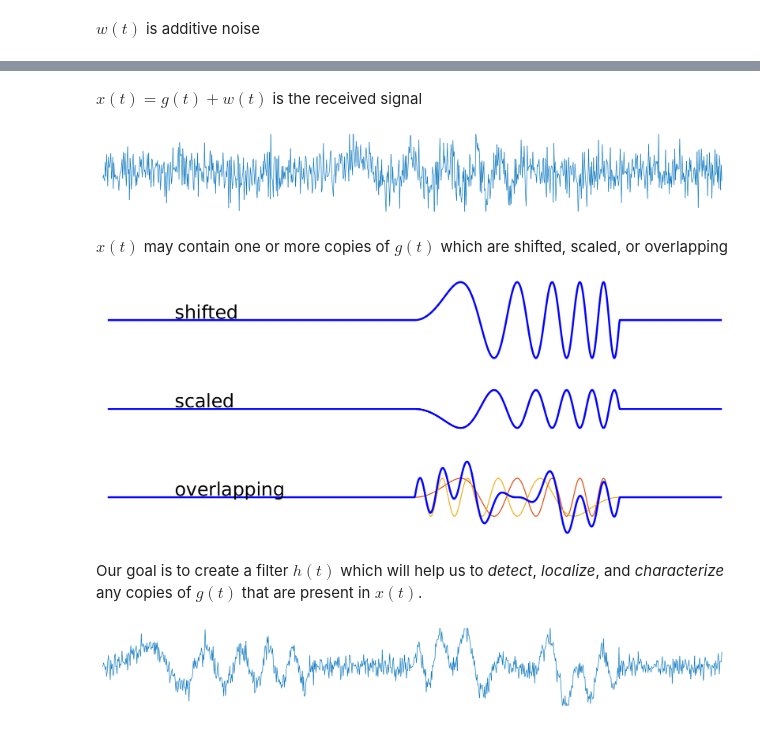
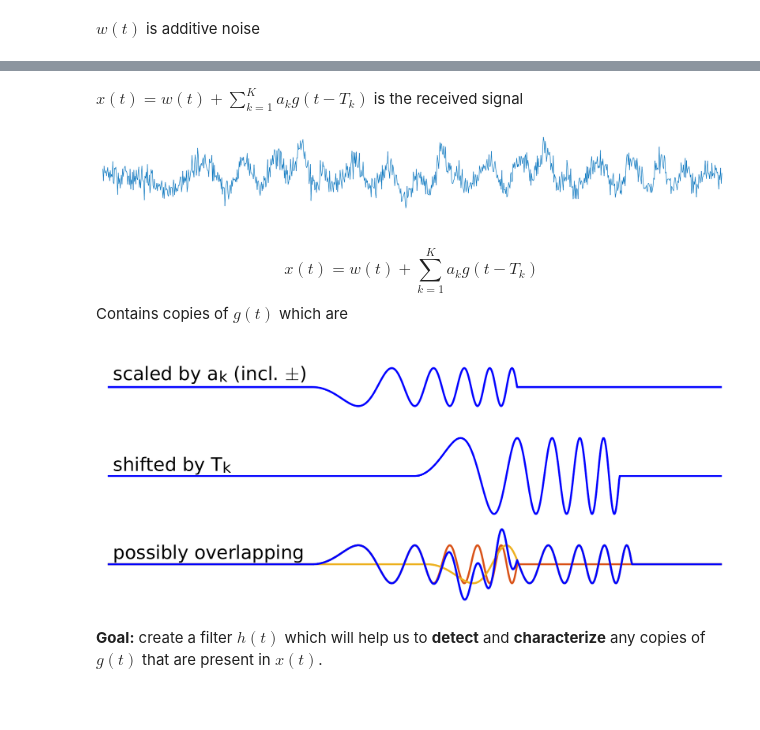
Before and after one commit to danjacobellis/EE445S-lab, a Jupyter notebook: lecture_notes/nov8.ipynb, the cells around one changed output, grey strips where cells are left out. Drawn from its saved outputs; the diff is of its cells as text; code cells hidden in the pictures; blank space fills up the shorter version.

Commit message:
applications of matched filter

```diff
--- a/lecture_notes/nov8.ipynb
+++ b/lecture_notes/nov8.ipynb
@@ -42,38 +46,33 @@ plot(w(t),'k','linewidth',2); axis off; ylim([-3,3]);
 # %% [markdown]
-$x(t) = g(t) + w(t)$ is the received signal
+$x(t) = w(t) + \sum_{k=1}^{K}{a_kg(t-T_k)}$ is the received signal
 # %%
+x = g(t+(pi/2)) - g(t-(pi/2)) + g(t-0.9*T) - g(t+0.9*T) + 0.5*w(t);
 layout(1,1); nexttile();
-plot(x(t),'linewidth',1); axis off; ylim([-3,3]);
+plot(x,'linewidth',1); axis off; ylim([-3,3]);
 # %% [output]
-[figure, old version]
+[figure, new version]
 # %% [markdown]
-$x(t)$ may contain one or more copies of $g(t)$ which are shifted, scaled, or overlapping
+$$x(t) = w(t) + \sum_{k=1}^{K}{a_kg(t-T_k)}$$
+Contains copies of $g(t)$ which are
 # %%
 %plot -s 1800,750 -r 100
 layout(3,1)
 
+y = -g(t);
+nexttile(); plot(y,'b','linewidth',4); axis off; ylim([-2,2])
+text(0,0.7,'\fontsize{30} scaled by a_k (incl. \pm)','interpreter','tex');
+
 y = g(t-T/2);
 nexttile(); plot(y,'b','linewidth',4); axis off;
-text(100,0.2,'\fontsize{30} shifted','interpreter','tex');
+text(0,0.3,'\fontsize{30} shifted by T_k','interpreter','tex');
 
-y = -g(t-T/2);
-nexttile(); plot(y,'b','linewidth',4); axis off; ylim([-2,2])
-text(100,0.4,'\fontsize{30} scaled','interpreter','tex');
-
-y1 = g(t-0.5*T);
-y2 = -g(-t+1.5*T);
+y1 = g(t);
+y2 = -g(t-pi);
 y3 = y1 + y2;
-nexttile(); plot([y3;y1;y2]','linewidth',2);
+nexttile(); plot([y3;y1;y2]','linewidth',4);
 hold on; plot(y3,'b','linewidth',4); axis off;
-text(100,0.4,'\fontsize{30} overlapping','interpreter','tex');
+text(0,0.6,'\fontsize{30} possibly overlapping','interpreter','tex');
 # %% [output]
-[figure, old version]
+[figure, new version]
 # %% [markdown]
-Our goal is to create a filter $h(t)$ which will help us to *detect*, *localize*, and *characterize* any copies of $g(t)$ that are present in $x(t)$.
+**Goal:** create a filter $h(t)$ which will help us to **detect** and **characterize** any copies of $g(t)$ that are present in $x(t)$.
-# %%
-%plot -s 1800,250 -r 100
-y = g(t-0.5*T) - g(-t+1.5*T) + g(t+T) + 0.3*w(t);
-layout(1,1); nexttile();
-plot(y,'linewidth',1); axis off; ylim([-2,2]);
-# %% [output]
-[figure, removed]
```
Also changed, not shown: parts of 10 cells of this notebook.
